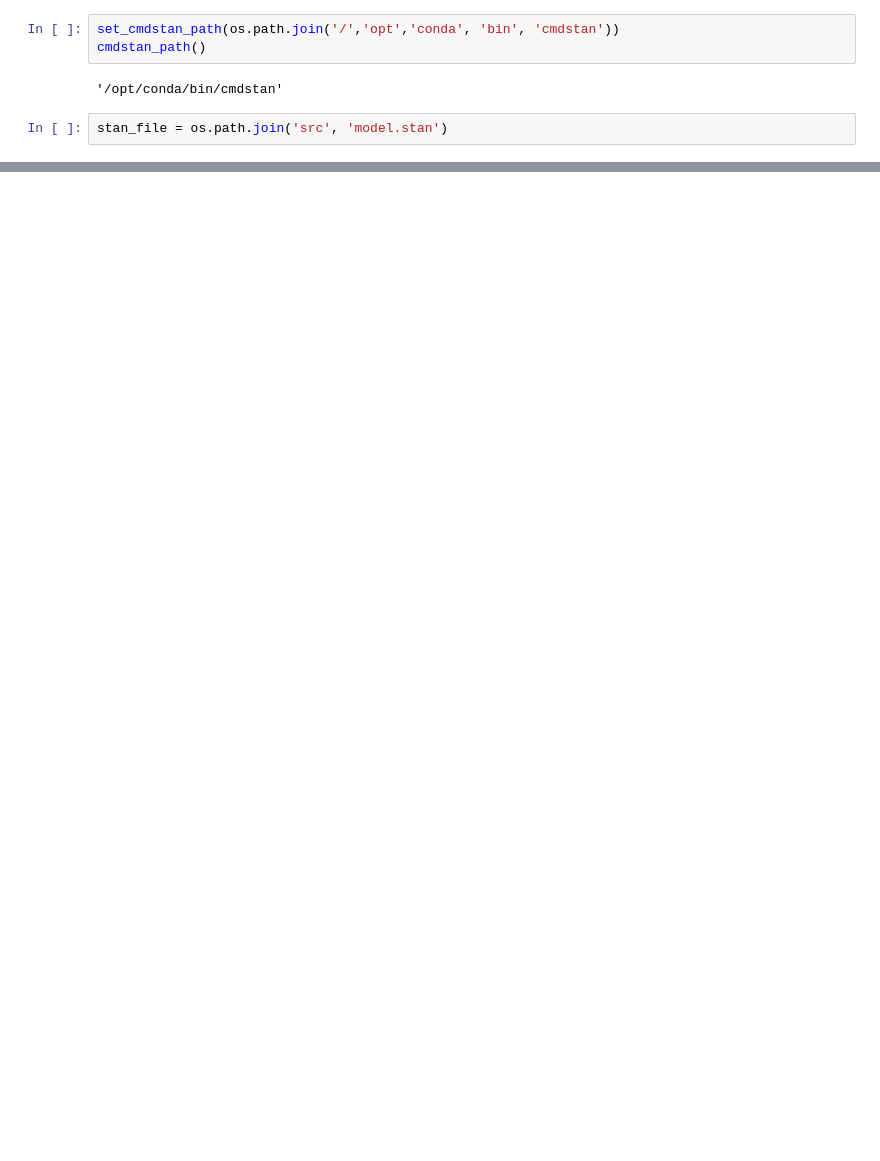
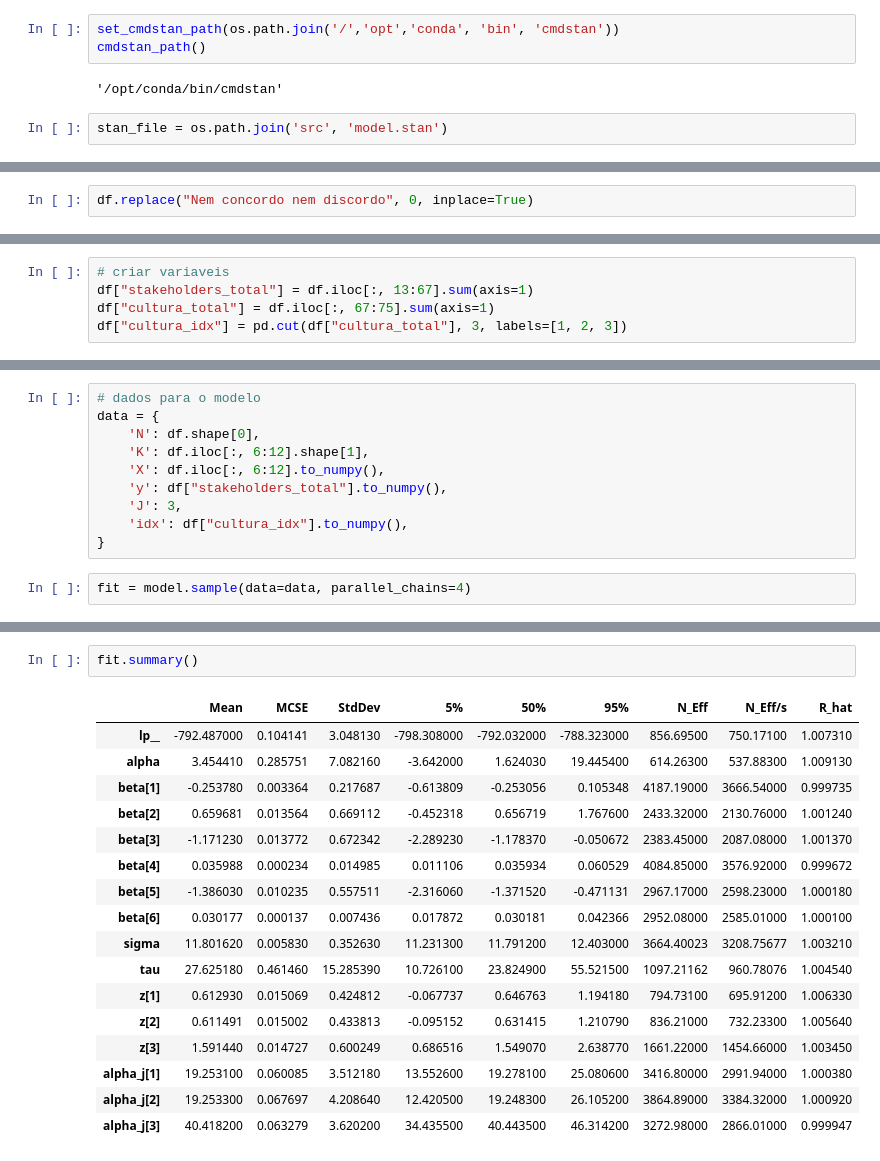
Before and after one commit to LabCidades/Stakeholders-Cooperativas, a Jupyter notebook: modelfit.ipynb, the cells around one changed output, grey strips where cells are left out. Drawn from its saved outputs; the diff is of its cells as text; blank space fills up the shorter version.

Commit message:
first model fit

```diff
--- a/modelfit.ipynb
+++ b/modelfit.ipynb
@@ -21,0 +82,2 @@ make: g++: No such file or directory
+# %%
+df.replace("Nem concordo nem discordo", 0, inplace=True)
@@ -21,0 +127,5 @@ make: g++: No such file or directory
+# %%
+# criar variaveis
+df["stakeholders_total"] = df.iloc[:, 13:67].sum(axis=1)
+df["cultura_total"] = df.iloc[:, 67:75].sum(axis=1)
+df["cultura_idx"] = pd.cut(df["cultura_total"], 3, labels=[1, 2, 3])
@@ -21,0 +145,12 @@ make: g++: No such file or directory
+# %%
+# dados para o modelo
+data = {
+    'N': df.shape[0],
+    'K': df.iloc[:, 6:12].shape[1],
+    'X': df.iloc[:, 6:12].to_numpy(),
+    'y': df["stakeholders_total"].to_numpy(),
+    'J': 3,
+    'idx': df["cultura_idx"].to_numpy(),
+}
+# %%
+fit = model.sample(data=data, parallel_chains=4)
@@ -21,0 +176,20 @@ make: g++: No such file or directory
+# %%
+fit.summary()
+# %% [output]
+|  | Mean | MCSE | StdDev | 5% | 50% | 95% | N_Eff | N_Eff/s | R_hat |
+| lp__ | -792.487000 | 0.104141 | 3.048130 | -798.308000 | -792.032000 | -788.323000 | 856.69500 | 750.17100 | 1.007310 |
+| alpha | 3.454410 | 0.285751 | 7.082160 | -3.642000 | 1.624030 | 19.445400 | 614.26300 | 537.88300 | 1.009130 |
+| beta[1] | -0.253780 | 0.003364 | 0.217687 | -0.613809 | -0.253056 | 0.105348 | 4187.19000 | 3666.54000 | 0.999735 |
+| beta[2] | 0.659681 | 0.013564 | 0.669112 | -0.452318 | 0.656719 | 1.767600 | 2433.32000 | 2130.76000 | 1.001240 |
+| beta[3] | -1.171230 | 0.013772 | 0.672342 | -2.289230 | -1.178370 | -0.050672 | 2383.45000 | 2087.08000 | 1.001370 |
+| beta[4] | 0.035988 | 0.000234 | 0.014985 | 0.011106 | 0.035934 | 0.060529 | 4084.85000 | 3576.92000 | 0.999672 |
+| beta[5] | -1.386030 | 0.010235 | 0.557511 | -2.316060 | -1.371520 | -0.471131 | 2967.17000 | 2598.23000 | 1.000180 |
+| beta[6] | 0.030177 | 0.000137 | 0.007436 | 0.017872 | 0.030181 | 0.042366 | 2952.08000 | 2585.01000 | 1.000100 |
+| sigma | 11.801620 | 0.005830 | 0.352630 | 11.231300 | 11.791200 | 12.403000 | 3664.40023 | 3208.75677 | 1.003210 |
+| tau | 27.625180 | 0.461460 | 15.285390 | 10.726100 | 23.824900 | 55.521500 | 1097.21162 | 960.78076 | 1.004540 |
+| z[1] | 0.612930 | 0.015069 | 0.424812 | -0.067737 | 0.646763 | 1.194180 | 794.73100 | 695.91200 | 1.006330 |
+| z[2] | 0.611491 | 0.015002 | 0.433813 | -0.095152 | 0.631415 | 1.210790 | 836.21000 | 732.23300 | 1.005640 |
+| z[3] | 1.591440 | 0.014727 | 0.600249 | 0.686516 | 1.549070 | 2.638770 | 1661.22000 | 1454.66000 | 1.003450 |
+| alpha_j[1] | 19.253100 | 0.060085 | 3.512180 | 13.552600 | 19.278100 | 25.080600 | 3416.80000 | 2991.94000 | 1.000380 |
+| alpha_j[2] | 19.253300 | 0.067697 | 4.208640 | 12.420500 | 19.248300 | 26.105200 | 3864.89000 | 3384.32000 | 1.000920 |
+| alpha_j[3] | 40.418200 | 0.063279 | 3.620200 | 34.435500 | 40.443500 | 46.314200 | 3272.98000 | 2866.01000 | 0.999947 |
```
Also changed, not shown: parts of 11 cells of this notebook, 2 other files.
